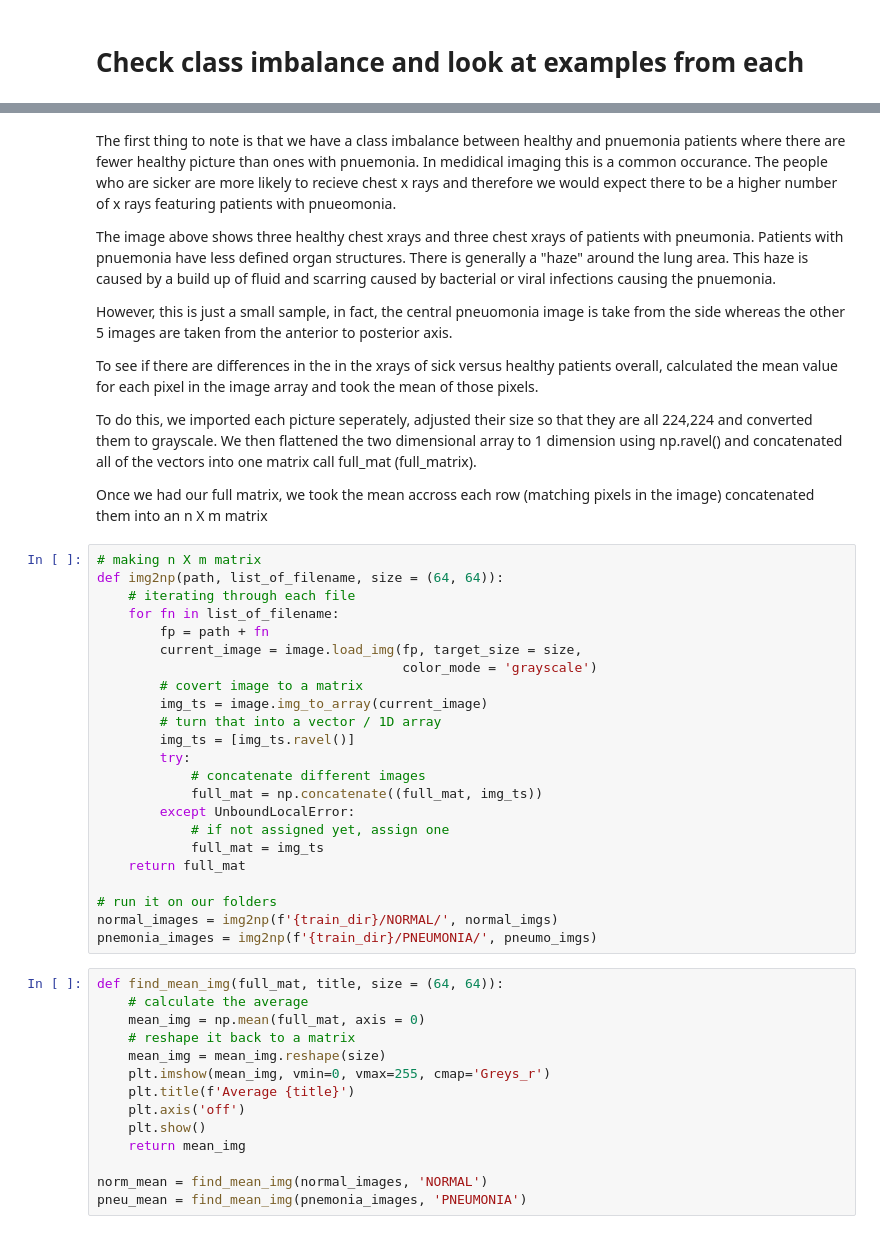
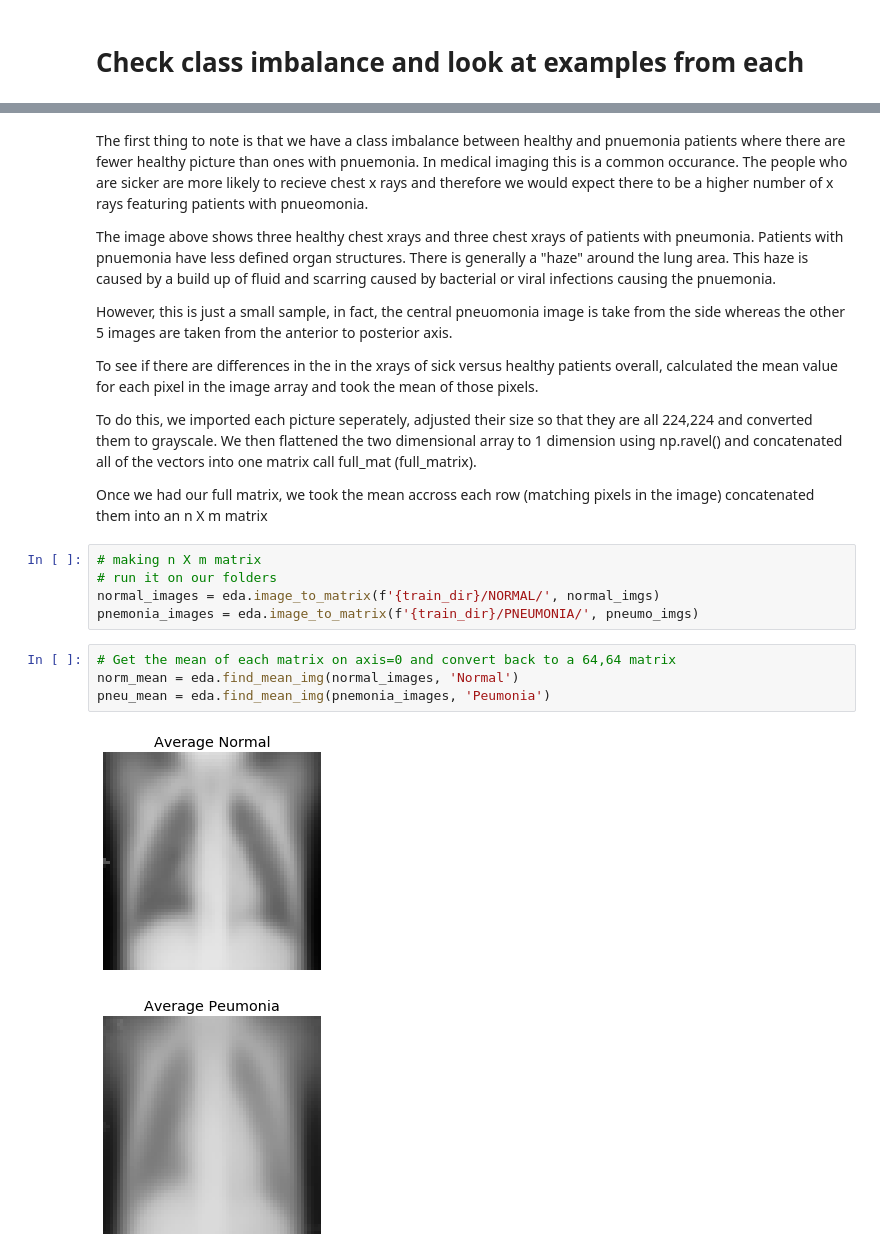
Before and after one commit to bagnine/Pnuemonia-image-classification, a Jupyter notebook: Index.ipynb, the cells around one changed output, grey strips where cells are left out. Cells and saved outputs as stored; diff of their text form.

```diff
--- a/Index.ipynb
+++ b/Index.ipynb
@@ -95,7 +96,7 @@ plt.show()
 [figure]
 [figure]
 # %% [markdown]
-The first thing to note is that we have a class imbalance between healthy and pnuemonia patients where there are fewer healthy picture than ones with pnuemonia. In medidical imaging this is a common occurance. The people who are sicker are more likely to recieve chest x rays and therefore we would expect there to be a higher number of x rays featuring patients with pnueomonia.
+The first thing to note is that we have a class imbalance between healthy and pnuemonia patients where there are fewer healthy picture than ones with pnuemonia. In medical imaging this is a common occurance. The people who are sicker are more likely to recieve chest x rays and therefore we would expect there to be a higher number of x rays featuring patients with pnueomonia.
 
 The image above shows three healthy chest xrays and three chest xrays of patients with pneumonia. Patients with pnuemonia have less defined organ structures. There is generally a "haze" around the lung area. This haze is caused by a build up of fluid and scarring caused by bacterial or viral infections causing the pnuemonia.
 
@@ -106,40 +107,15 @@ To see if there are differences in the in the xrays of sick versus healthy patie
 To do this, we imported each picture seperately, adjusted their size so that they are all 224,224 and converted them to grayscale. We then flattened the two dimensional array to 1 dimension using np.ravel() and concatenated all of the vectors into one matrix call full_mat (full_matrix).
 
 Once we had our full matrix, we took the mean accross each row (matching pixels in the image) concatenated them into an n X m matrix
-# %%
-# making n X m matrix
-def img2np(path, list_of_filename, size = (64, 64)):
-    # iterating through each file
-    for fn in list_of_filename:
-        fp = path + fn
-        current_image = image.load_img(fp, target_size = size,
-                                       color_mode = 'grayscale')
-        # covert image to a matrix
-        img_ts = image.img_to_array(current_image)
-        # turn that into a vector / 1D array
-        img_ts = [img_ts.ravel()]
-        try:
-            # concatenate different images
-            full_mat = np.concatenate((full_mat, img_ts))
-        except UnboundLocalError:
-            # if not assigned yet, assign one
-            full_mat = img_ts
-    return full_mat
-
-# run it on our folders
-normal_images = img2np(f'{train_dir}/NORMAL/', normal_imgs)
-pnemonia_images = img2np(f'{train_dir}/PNEUMONIA/', pneumo_imgs)
-# %%
-def find_mean_img(full_mat, title, size = (64, 64)):
-    # calculate the average
-    mean_img = np.mean(full_mat, axis = 0)
-    # reshape it back to a matrix
-    mean_img = mean_img.reshape(size)
-    plt.imshow(mean_img, vmin=0, vmax=255, cmap='Greys_r')
-    plt.title(f'Average {title}')
-    plt.axis('off')
-    plt.show()
-    return mean_img
-
-norm_mean = find_mean_img(normal_images, 'NORMAL')
-pneu_mean = find_mean_img(pnemonia_images, 'PNEUMONIA')
+# %%
+# making n X m matrix
+# run it on our folders
+normal_images = eda.image_to_matrix(f'{train_dir}/NORMAL/', normal_imgs)
+pnemonia_images = eda.image_to_matrix(f'{train_dir}/PNEUMONIA/', pneumo_imgs)
+# %%
+# Get the mean of each matrix on axis=0 and convert back to a 64,64 matrix
+norm_mean = eda.find_mean_img(normal_images, 'Normal')
+pneu_mean = eda.find_mean_img(pnemonia_images, 'Peumonia')
+# %% [output]
+[figure, added]
+[figure, added]
```
Also changed, not shown: parts of 21 cells of this notebook, 5 other files.
